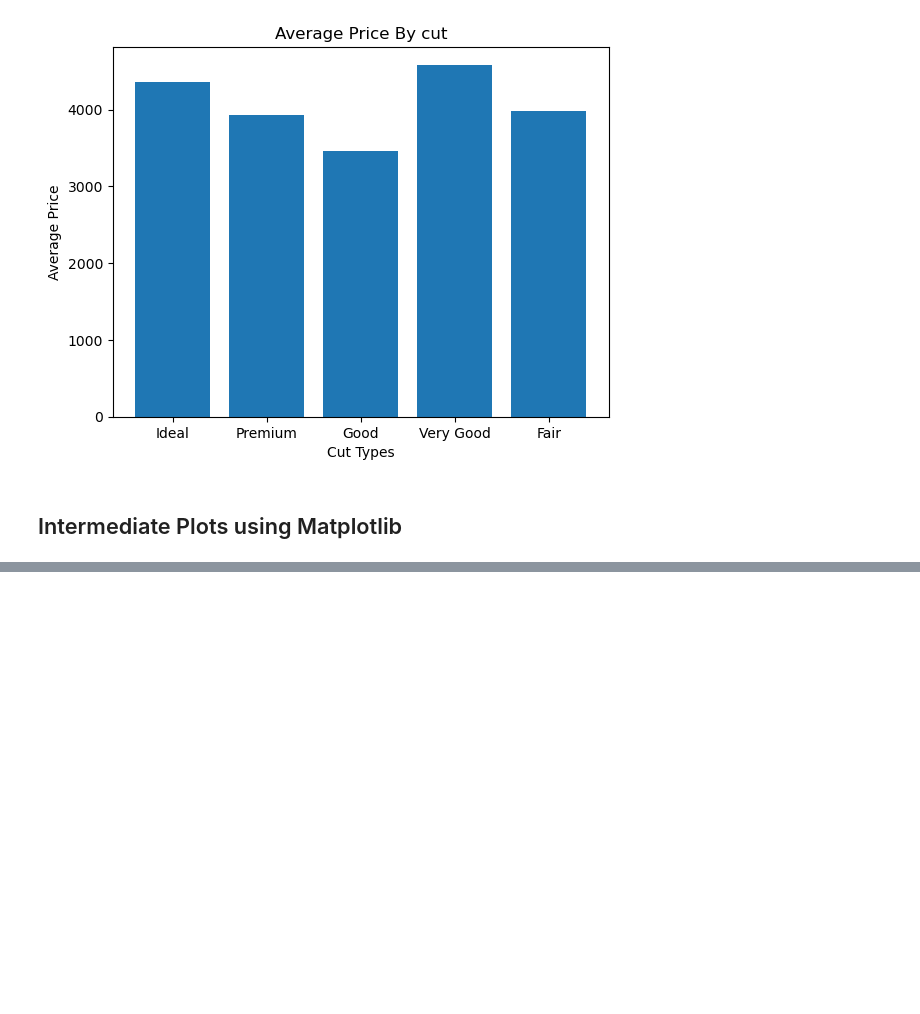
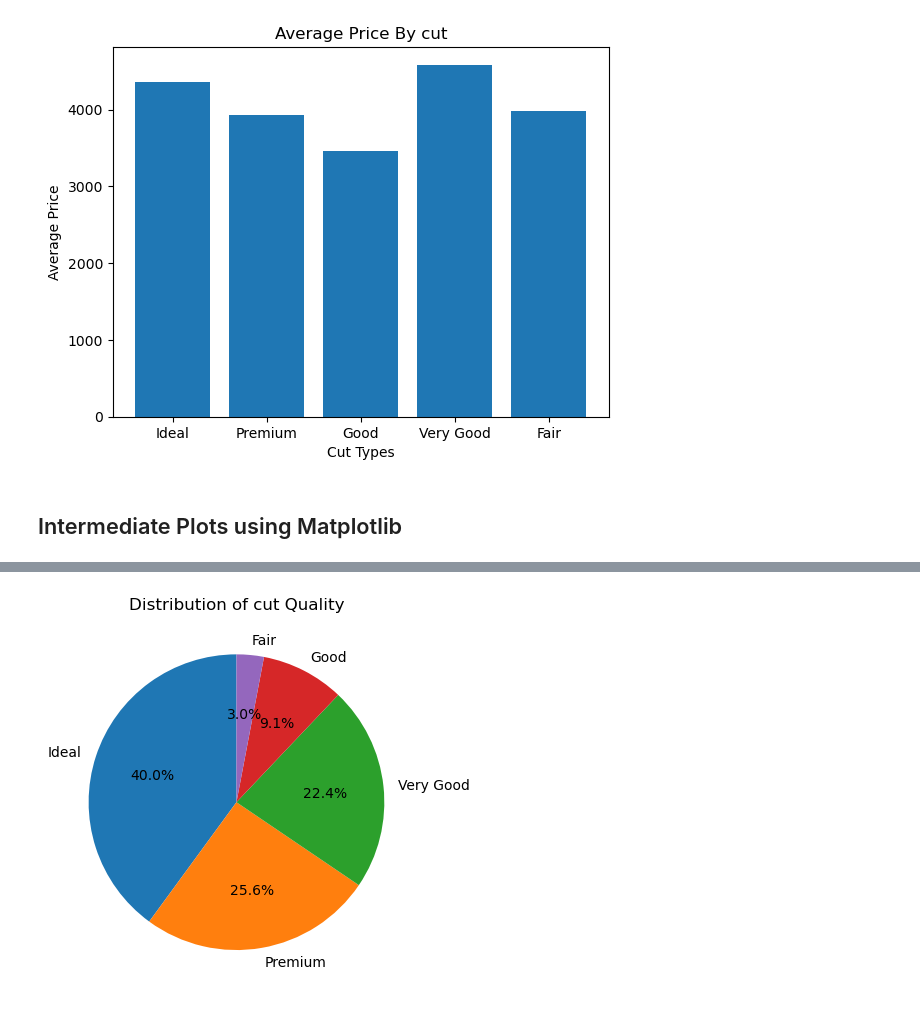
Before and after one commit to ChenniDJack/IntellipaatWorkSpace, a Jupyter notebook: LiveClass/Pandas_2025_04_12/Youtube/Matpotlib_Seaborn_Handson_21_04_2025.ipynb, the cells around one changed output, grey strips where cells are left out. Cells and saved outputs as stored; diff of their text form; code cells hidden in the pictures; blank space fills up the shorter version.

```diff
--- a/LiveClass/Pandas_2025_04_12/Youtube/Matpotlib_Seaborn_Handson_21_04_2025.ipynb
+++ b/LiveClass/Pandas_2025_04_12/Youtube/Matpotlib_Seaborn_Handson_21_04_2025.ipynb
@@ -125,0 +140,9 @@ plt.hist(data["price"], edgecolor=)
+# %%
+# Pie Chart
+
+cut_count = data["cut"].value_counts()
+plt.pie(cut_count, labels=cut_count.index, autopct="%1.1f%%", startangle=90)
+plt.title("Distribution of cut Quality")
+plt.show()
+# %% [output]
+[figure, added]
```
Also changed, not shown: parts of 6 cells of this notebook.
